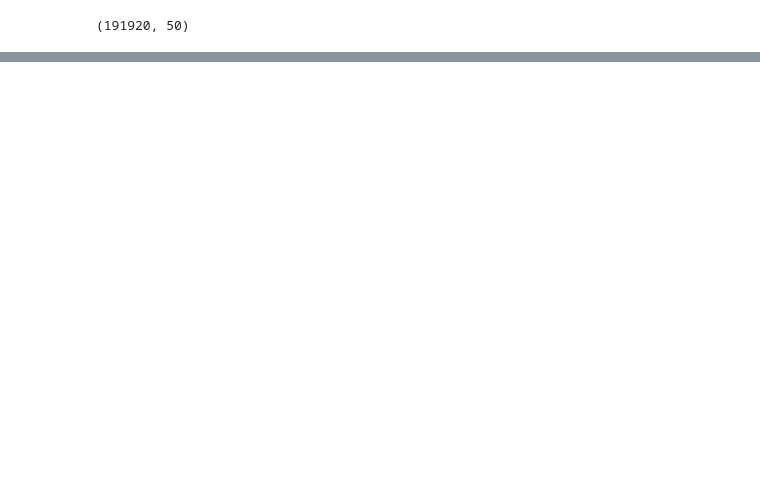
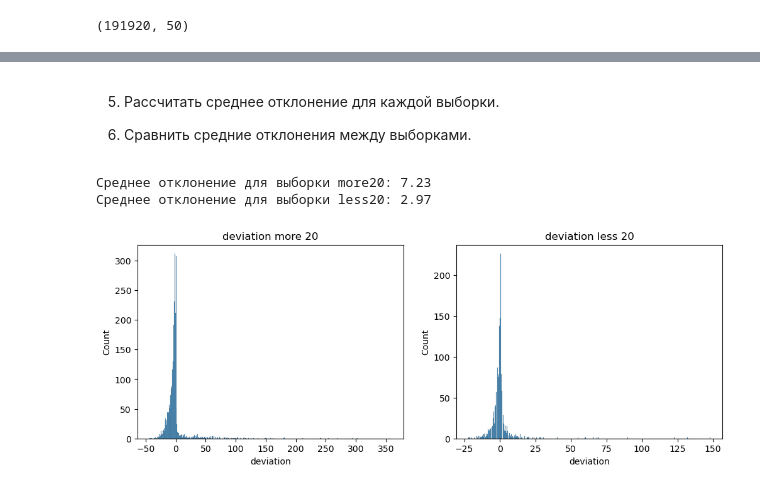
Before and after one commit to Ruugiko/tennis_atp, a Jupyter notebook: tennis.ipynb, the cells around one changed output, grey strips where cells are left out. Saved outputs shown, nothing was run; the diff lists cells and outputs as text; code cells hidden in the pictures; blank space fills up the shorter version.

```diff
--- a/tennis.ipynb
+++ b/tennis.ipynb
@@ -56,0 +65,3 @@ Error:
+# %%
+# удаляем столбцы с пропусками более 60%
+df = df.dropna(axis=1, thresh=(0.4 * df.shape[0]))
@@ -56,0 +87,3 @@ Error:
+# %%
+df_rank_1 = df[['winner_id', 'loser_id', 'winner_rank', 'loser_rank']].dropna()
+df_rank_1['higher_rank_win'] = abs((df_rank_1['winner_rank'] - df_rank_1['loser_rank'])) > 20
@@ -56,0 +103,19 @@ Error:
+# %%
+def player_metrics(df_rank_1):
+    """
+    Функция для расчета:
+    - ожидаемого количества побед при случайном исходе,
+    - фактического количества побед для каждого игрока,
+    - отклонения фактического количества побед от ожидадаемого для каждого игрока.
+
+    """
+    wins_count = df_rank_1['winner_id'].value_counts().astype(int).rename('wins')
+    losses_count = df_rank_1['loser_id'].value_counts().astype(int).rename('losses')
+    total_games = wins_count.add(losses_count, fill_value=0).astype(int).rename('total')
+    player_performance_df = pd.concat([wins_count, losses_count, total_games], axis=1).reset_index().rename(columns={'index': 'player_id'})
+    player_performance_df['expected_wins'] = player_performance_df['total'] * 0.5
+    player_performance_df['deviation'] = player_performance_df['wins'] - player_performance_df['expected_wins']
+    return player_performance_df.sort_values(by='total', ascending=False)
+# %%
+more20 = player_metrics(df_rank_1[df_rank_1['higher_rank_win'] == True])
+less20 = player_metrics(df_rank_1[df_rank_1['higher_rank_win'] == False])
@@ -56,0 +140,25 @@ Error:
+# %% [markdown]
+5. Рассчитать среднее отклонение для каждой выборки.
+
+6. Сравнить средние отклонения между выборками.
+# %%
+# Рассчитаем среднее отклонение для каждой выборки
+mean_dev_more20 = more20.deviation.abs().mean()
+mean_dev_less20 = less20.deviation.abs().mean()
+
+print(f'Cреднее отклонение для выборки more20: {round(mean_dev_more20, 2)}')
+print(f'Cреднее отклонение для выборки less20: {round(mean_dev_less20, 2)}')
+# %% [output]
+Cреднее отклонение для выборки more20: 7.23
+Cреднее отклонение для выборки less20: 2.97
+# %%
+#создаём 2 графика размером 12x4
+fig, axes = plt.subplots(1, 2, figsize=(12, 4))
+#строим гистограмму для времени на сайте в каждой группе
+sns.histplot(x='deviation', data=more20, ax=axes[0])
+sns.histplot(x='deviation', data=less20, ax=axes[1])
+#задаём названия графикам
+axes[0].set_title('deviation more 20');
+axes[1].set_title('deviation less 20');
+# %% [output]
+[figure, added]
```
Also changed, not shown: parts of 18 cells of this notebook, 1 other file.
